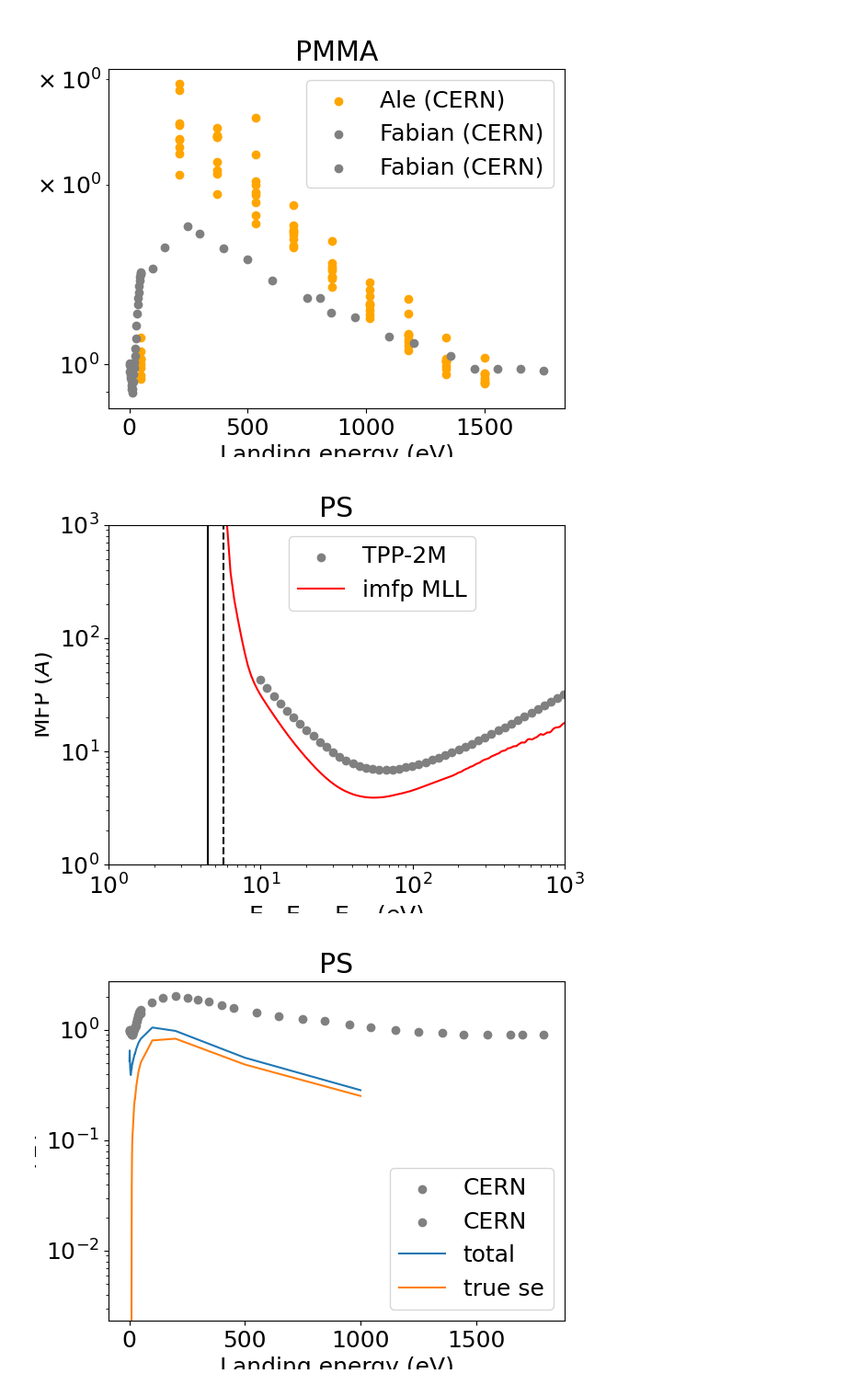
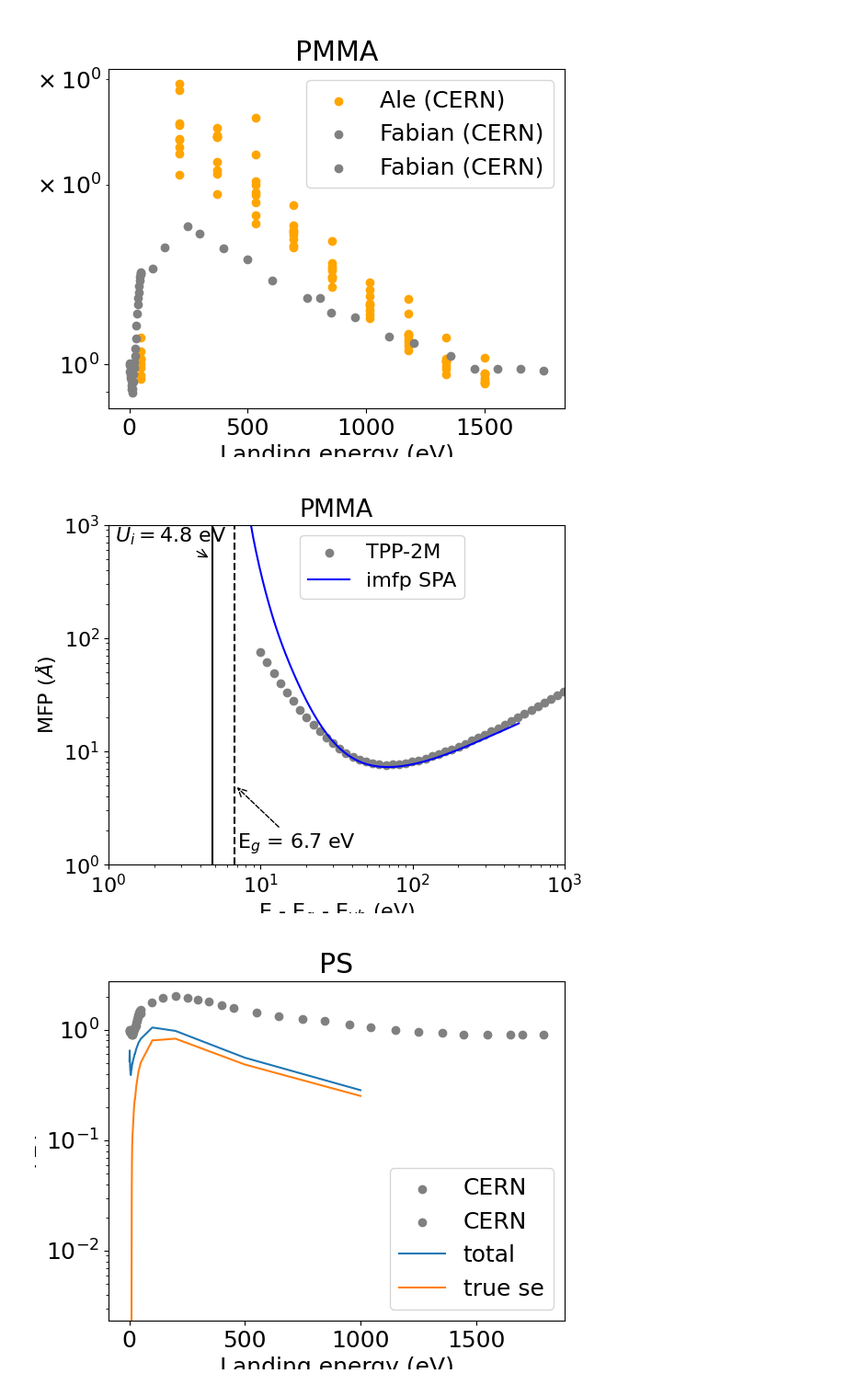
Before and after one commit to oridzel/mast_sey, a Jupyter notebook: plot.ipynb, the cells around one changed output. Shown at 92% size. Drawn from its saved outputs; the diff is of its cells as text; code cells hidden in the pictures.

```diff
--- a/plot.ipynb
+++ b/plot.ipynb
@@ -3,6 +3,6 @@ import numpy as np
 import matplotlib.pyplot as plt
 import matplotlib.colors
 
-plt.rcParams.update({'font.size': 18})
+plt.rcParams.update({'font.size': 16})
 # %%
 %matplotlib widget
@@ -49,38 +125,37 @@ plt.yscale('log')
 plt.legend()
 plt.show()
 # %%
-# fd_mfp_spa = np.loadtxt("materials/pmma/spa/mfp.plot")
-fd_mfp_mll = np.loadtxt("materials/ps/mll/mfp.plot")
-# fd_imfp_tpp = np.loadtxt("../optical-data-fit/imfp/pmma/pmma_New_TPP-2M.imfp")
-fd_imfp_tpp = np.loadtxt("../optical-data-fit/imfp/ps/ps_New_TPP-2M.imfp")
+fd_mfp_spa = np.loadtxt("materials/pmma/spa/mfp.plot")
+fd_mfp_mll = np.loadtxt("materials/pmma/mll/mfp.plot")
+fd_imfp_tpp = np.loadtxt("../optical-data-fit/imfp/pmma/pmma_New_TPP-2M.imfp")
 # %%
 plt.figure()
 
 plt.scatter(fd_imfp_tpp[:,0], fd_imfp_tpp[:,1],label="TPP-2M",color="gray")
 
-# plt.plot(fd_mfp_spa[:,0]-6.7-15.8, fd_mfp_spa[:,1],label="imfp SPA",color="blue")
-plt.plot(fd_mfp_mll[:,0]-5.7-17, fd_mfp_mll[:,1],label="imfp MLL",color="red")
+plt.plot(fd_mfp_spa[:,0], fd_mfp_spa[:,1],label="imfp SPA",color="blue")
+# plt.plot(fd_mfp_mll[:,0], fd_mfp_mll[:,1],label="imfp MLL",color="red")
 
 # plt.plot(fd_mfp_spa[:,0], fd_mfp_spa[:,2],label="emfp",color="green")
 
-plt.plot([4.5, 4.5], [1, 1000], color="black")
-# plt.annotate(r"$U_i = 4.8$ eV", xy=(4.7, 500), xytext=(1.1, 700), arrowprops=dict(arrowstyle="->"))
+plt.plot([4.8, 4.8], [1, 1000], color="black")
+plt.annotate(r"$U_i = 4.8$ eV", xy=(4.7, 500), xytext=(1.1, 700), arrowprops=dict(arrowstyle="->"))
 
-plt.plot([5.7, 5.7], [1, 1000], "--", color="black")
-# plt.annotate(r"E$_g$ = 6.7 eV", xy=(6.8, 5), xytext=(7, 1.4), arrowprops=dict(arrowstyle="->",linestyle="--"))
+plt.plot([6.7, 6.7], [1, 1000], "--", color="black")
+plt.annotate(r"E$_g$ = 6.7 eV", xy=(6.8, 5), xytext=(7, 1.4), arrowprops=dict(arrowstyle="->",linestyle="--"))
 
 
 plt.xlabel(r"E - E$_g$ - E$_{vb}$ (eV)")
 plt.ylabel(r"MFP ($\AA$)")
-plt.title("PS")
+plt.title("PMMA")
 plt.xscale('log')
 plt.yscale('log')
 plt.xlim(1,1000)
 plt.ylim(1,1000)
 plt.legend(loc='upper center', bbox_to_anchor=(0.6, 1))
 plt.show()
 # %% [output]
-[figure, old version]
+[figure, new version]
 # %%
 fd_el = np.loadtxt("materials/pmma/spa/mc_sc_el.plot")
 fd_in = np.loadtxt("materials/pmma/spa/mc_sc_in.plot")
```
Also changed, not shown: parts of 21 cells of this notebook, 17 other files.
